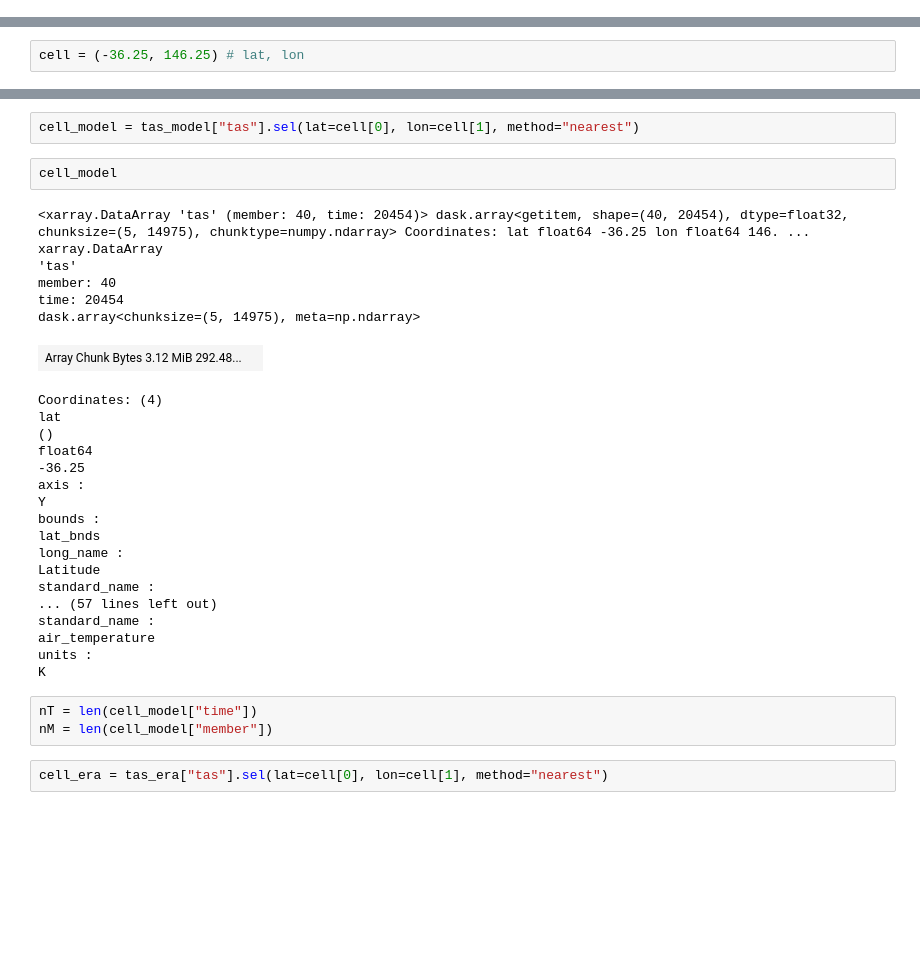
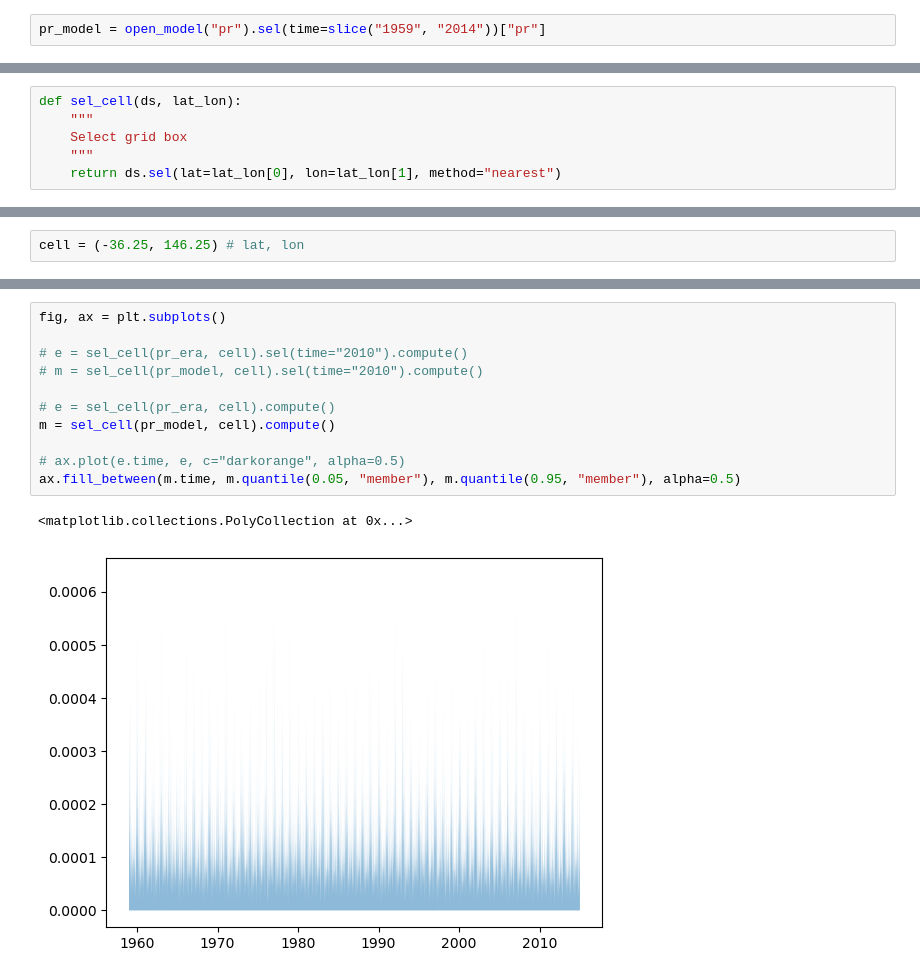
Before and after one commit to dougrichardson/LE_bias_correct, a Jupyter notebook: mean_bias.ipynb, the cells around one changed output, grey strips where cells are left out. Cells and saved outputs as stored; diff of their text form; blank space fills up the shorter version.

```diff
--- a/mean_bias.ipynb
+++ b/mean_bias.ipynb
@@ -153,0 +97,2 @@ bilinear
+# %%
+pr_model = open_model("pr").sel(time=slice("1959", "2014"))["pr"]
@@ -154,2 +101,8 @@ bilinear
 # %% [markdown]
 ### For a single grid cell
+# %%
+def sel_cell(ds, lat_lon):
+    """
+    Select grid box
+    """
+    return ds.sel(lat=lat_lon[0], lon=lat_lon[1], method="nearest")
@@ -158,34 +183,14 @@ cell = (-36.25, 146.25) # lat, lon
 # %%
-cell_model = tas_model["tas"].sel(lat=cell[0], lon=cell[1], method="nearest")
+fig, ax = plt.subplots()
+
+# e = sel_cell(pr_era, cell).sel(time="2010").compute()
+# m = sel_cell(pr_model, cell).sel(time="2010").compute()
+
+# e = sel_cell(pr_era, cell).compute()
+m = sel_cell(pr_model, cell).compute()
+
+# ax.plot(e.time, e, c="darkorange", alpha=0.5)
+ax.fill_between(m.time, m.quantile(0.05, "member"), m.quantile(0.95, "member"), alpha=0.5)
+# %% [output]
+<matplotlib.collections.PolyCollection at 0x...>
+[figure, added]
-# %%
-cell_model
-# %% [output]
-<xarray.DataArray 'tas' (member: 40, time: 20454)> dask.array<getitem, shape=(40, 20454), dtype=float32, chunksize=(5, 14975), chunktype=numpy.ndarray> Coordinates: lat float64 -36.25 lon float64 146. ...
-xarray.DataArray
-'tas'
-member: 40
-time: 20454
-dask.array<chunksize=(5, 14975), meta=np.ndarray>
-| Array Chunk Bytes 3.12 MiB 292.48... |  |
-Coordinates: (4)
-lat
-()
-float64
--36.25
-axis :
-Y
-bounds :
-lat_bnds
-long_name :
-Latitude
-standard_name :
-... (57 lines left out)
-standard_name :
-air_temperature
-units :
-K
-# %%
-nT = len(cell_model["time"])
-nM = len(cell_model["member"])
-# %%
-cell_era = tas_era["tas"].sel(lat=cell[0], lon=cell[1], method="nearest")
```
Also changed, not shown: parts of 23 cells of this notebook.
